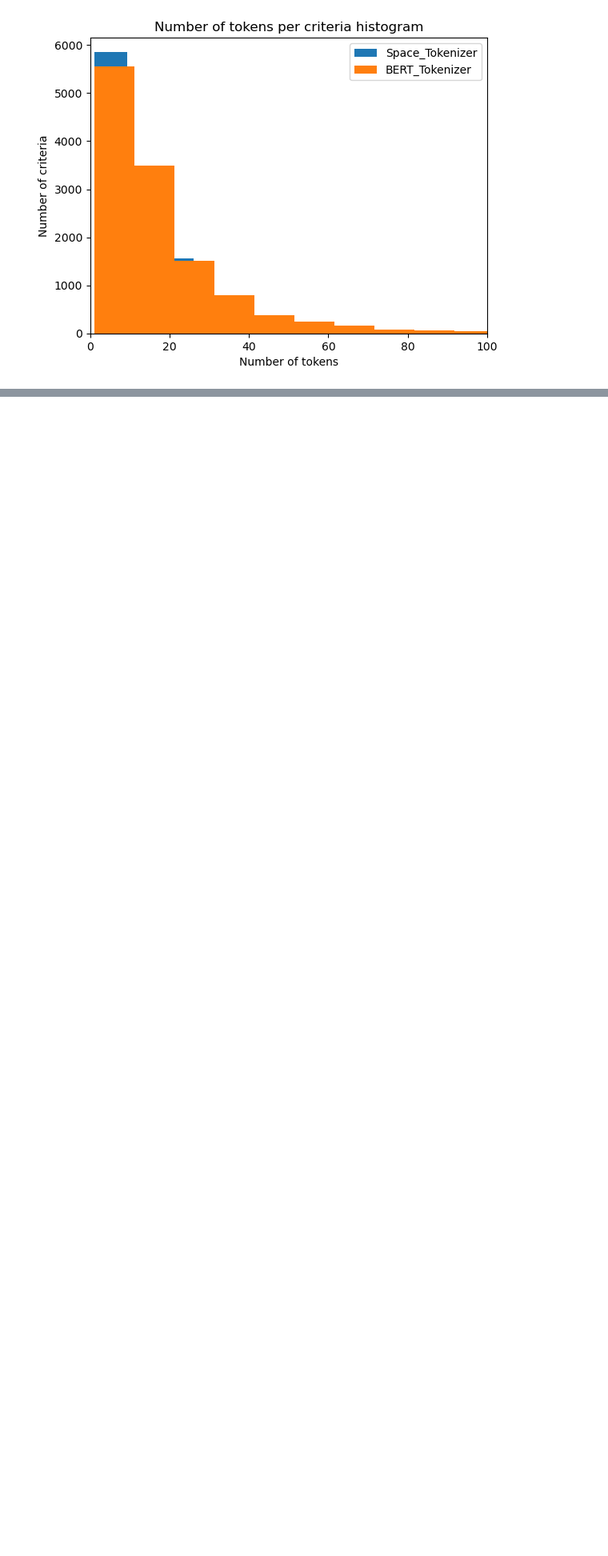
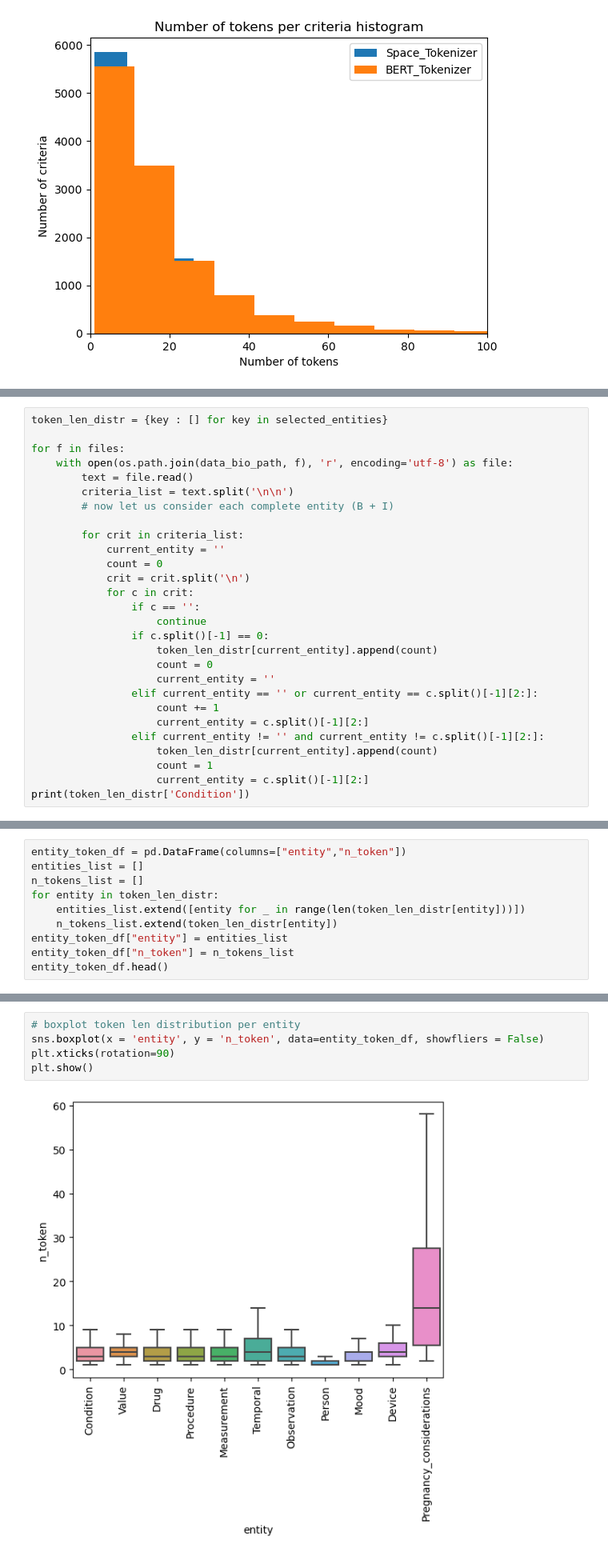
Before and after one commit to jlopetegui98/NER-ClinicalTrials-Eligibility-Criteria, a Jupyter notebook: DataAnalysis/data_processing.ipynb, the cells around one changed output, grey strips where cells are left out. Shown: that part at 80% size. Cells and saved outputs as stored; diff of their text form; blank space fills up the shorter version.

Commit message:
add: analysis of token len distribution per entity type

```diff
--- a/DataAnalysis/data_processing.ipynb
+++ b/DataAnalysis/data_processing.ipynb
@@ -593,0 +596,28 @@ plt.show()
+# %%
+token_len_distr = {key : [] for key in selected_entities}
+
+for f in files:
+    with open(os.path.join(data_bio_path, f), 'r', encoding='utf-8') as file:
+        text = file.read()
+        criteria_list = text.split('\n\n')
+        # now let us consider each complete entity (B + I)
+
+        for crit in criteria_list:
+            current_entity = ''
+            count = 0
+            crit = crit.split('\n')
+            for c in crit:
+                if c == '':
+                    continue
+                if c.split()[-1] == 0:
+                    token_len_distr[current_entity].append(count)
+                    count = 0
+                    current_entity = ''
+                elif current_entity == '' or current_entity == c.split()[-1][2:]:
+                    count += 1
+                    current_entity = c.split()[-1][2:]
+                elif current_entity != '' and current_entity != c.split()[-1][2:]:
+                    token_len_distr[current_entity].append(count)
+                    count = 1
+                    current_entity = c.split()[-1][2:]
+print(token_len_distr['Condition'])
@@ -593,0 +626,10 @@ plt.show()
+# %%
+entity_token_df = pd.DataFrame(columns=["entity","n_token"])
+entities_list = []
+n_tokens_list = []
+for entity in token_len_distr:
+    entities_list.extend([entity for _ in range(len(token_len_distr[entity]))])
+    n_tokens_list.extend(token_len_distr[entity])
+entity_token_df["entity"] = entities_list
+entity_token_df["n_token"] = n_tokens_list
+entity_token_df.head()
@@ -593,0 +643,7 @@ plt.show()
+# %%
+# boxplot token len distribution per entity
+sns.boxplot(x = 'entity', y = 'n_token', data=entity_token_df, showfliers = False)
+plt.xticks(rotation=90)
+plt.show()
+# %% [output]
+[figure, added]
```
Also changed, not shown: parts of 3 cells of this notebook.
